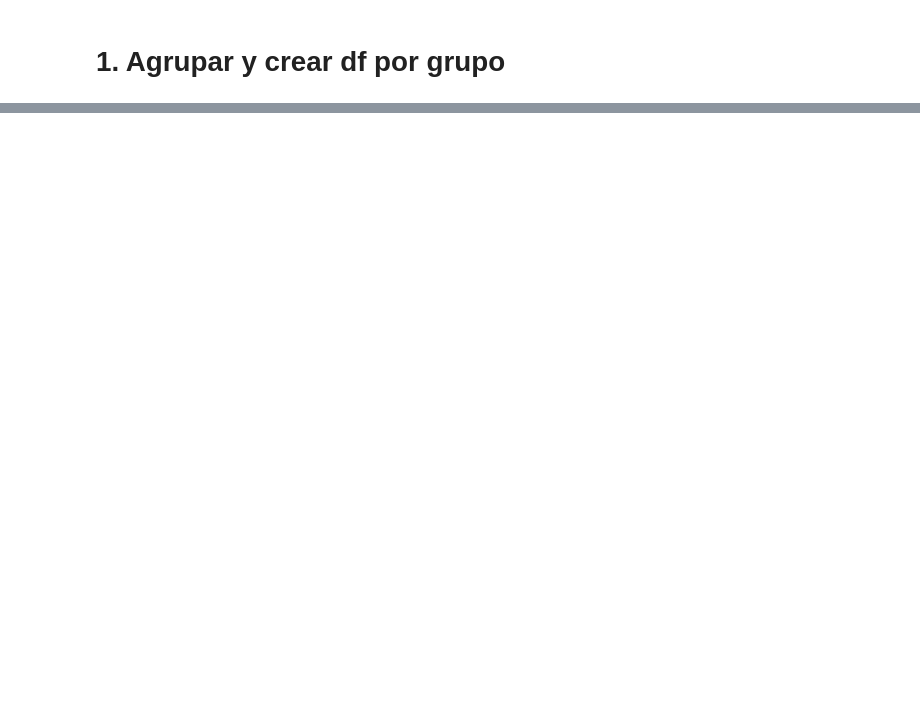
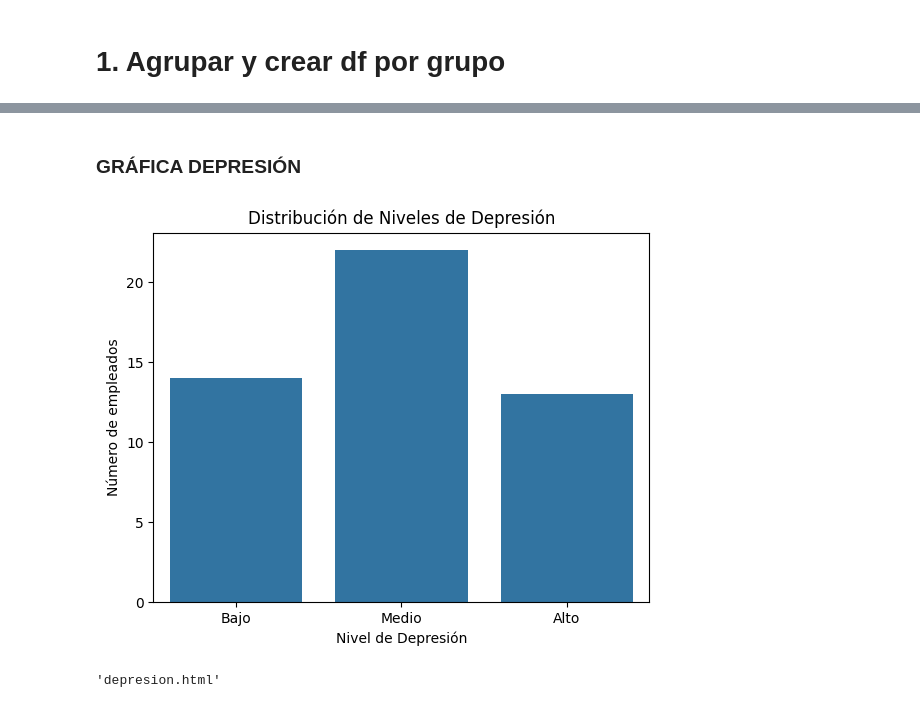
Before and after one commit to 0JCRG0/RetoCompletamente, a Jupyter notebook: DreamedJobAI/Reto_1.ipynb, the cells around one changed output, grey strips where cells are left out. Drawn from its saved outputs; the diff is of its cells as text; code cells hidden in the pictures; blank space fills up the shorter version.

```diff
--- a/DreamedJobAI/Reto_1.ipynb
+++ b/DreamedJobAI/Reto_1.ipynb
@@ -534,0 +280,16 @@ plot(fig, filename='scatter_plot.html')
+# %%
+#Calcula el total
+for col in depresion_formulario_df.columns[1:]:
+    depresion_formulario_df[col] = pd.to_numeric(depresion_formulario_df[col], errors='coerce')
+
+depresion_formulario_df['ValorTotalDepresion'] = depresion_formulario_df.iloc[:, 1:].sum(axis=1)
+
+depresion_formulario_df['ValorTotalDepresion'] = depresion_formulario_df['ValorTotalDepresion'].astype('Int64')
+
+depresion_formulario_df.head()
+# %%
+depresion_formulario_matrix_columns = [0, -1]
+
+depresion_formulario_matrix_df = depresion_formulario_df.iloc[:, depresion_formulario_matrix_columns].copy()
+
+depresion_formulario_matrix_df.head()
@@ -534,0 +303,11 @@ plot(fig, filename='scatter_plot.html')
+# %%
+def categorize_depression(value):
+    if value <= 7:
+        return 'Bajo'
+    elif 8 <= value <= 15:
+        return 'Medio'
+    else:
+        return 'Alto'
+
+depresion_formulario_matrix_df['prioridad'] = depresion_formulario_matrix_df['ValorTotalDepresion'].apply(categorize_depression)
+depresion_formulario_matrix_df.head()
@@ -534,0 +321,36 @@ plot(fig, filename='scatter_plot.html')
+# %%
+depresion_formulario_matrix_df.columns = depresion_formulario_matrix_df.columns.str.strip()
+# %% [markdown]
+### GRÁFICA DEPRESIÓN
+# %%
+sns.countplot(x='prioridad', data=depresion_formulario_matrix_df, order=['Bajo', 'Medio', 'Alto'])
+plt.title('Distribución de Niveles de Depresión')
+plt.xlabel('Nivel de Depresión')
+plt.ylabel('Número de empleados')
+plt.show()
+# %% [output]
+[figure, added]
+# %%
+fig = px.scatter(
+    depresion_formulario_matrix_df,
+    x='ID',
+    y='ValorTotalDepresion',
+    color='prioridad',
+    color_discrete_map={
+        'Alto': 'red',
+        'Medio': 'yellow',
+        'Bajo': 'green'
+    },
+    hover_data=['ID']
+)
+
+fig.update_layout(
+    title='Niveles de Depresión por ID',
+    xaxis_title='ID',
+    yaxis_title='ValorTotalDepresion',
+    legend_title='Nivel de Depresión'
+)
+
+plot(fig, filename='depresion.html')
+# %% [output]
+'depresion.html'
```
Also changed, not shown: parts of 63 cells of this notebook, 4 other files.
